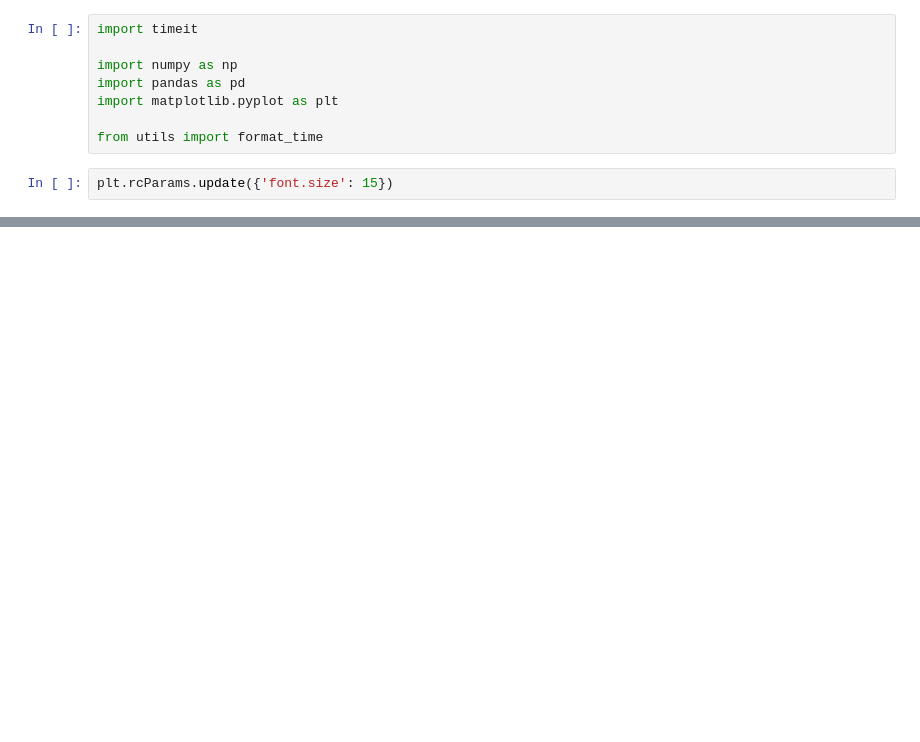
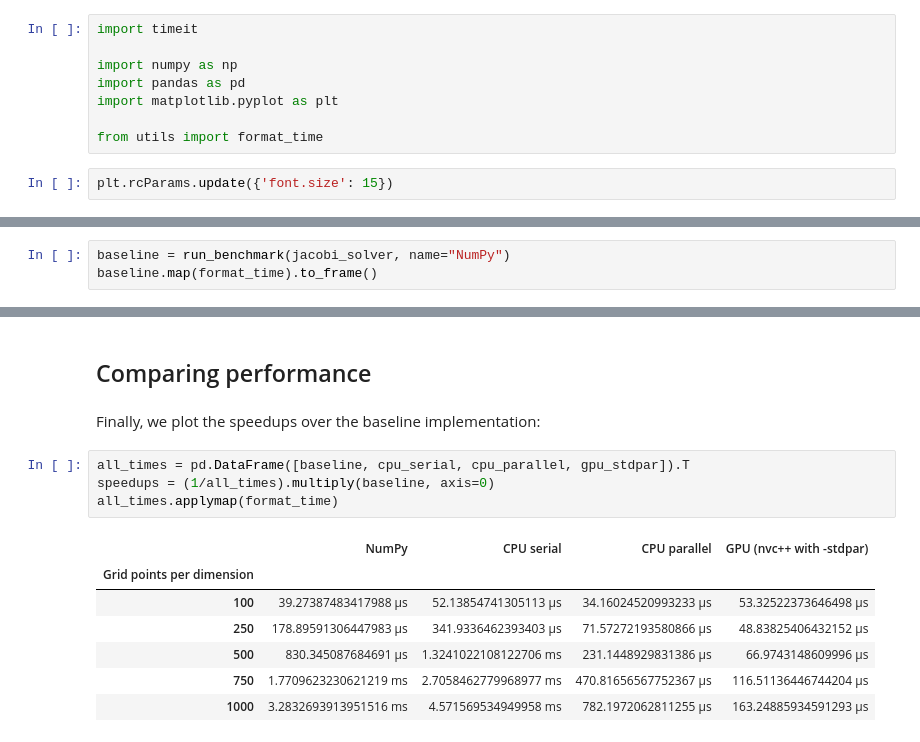
Before and after one commit to shwina/stdpar-cython, a Jupyter notebook: jacobi.ipynb, the cells around one changed output, grey strips where cells are left out. Saved outputs shown, nothing was run; the diff lists cells and outputs as text; blank space fills up the shorter version.

```diff
--- a/jacobi.ipynb
+++ b/jacobi.ipynb
@@ -398,0 +132,3 @@ fig.savefig("initial_and_final_temp.png")
+# %%
+baseline = run_benchmark(jacobi_solver, name="NumPy")
+baseline.map(format_time).to_frame()
@@ -398,0 +391,16 @@ fig.savefig("initial_and_final_temp.png")
+# %% [markdown]
+## Comparing performance
+# %% [markdown]
+Finally, we plot the speedups over the baseline implementation:
+# %%
+all_times = pd.DataFrame([baseline, cpu_serial, cpu_parallel, gpu_stdpar]).T
+speedups = (1/all_times).multiply(baseline, axis=0)
+all_times.applymap(format_time)
+# %% [output]
+|  | NumPy | CPU serial | CPU parallel | GPU (nvc++ with -stdpar) |
+| Grid points per dimension |  |  |  |  |
+| 100 | 39.27387483417988 µs | 52.13854741305113 µs | 34.16024520993233 µs | 53.32522373646498 µs |
+| 250 | 178.89591306447983 µs | 341.9336462393403 µs | 71.57272193580866 µs | 48.83825406432152 µs |
+| 500 | 830.345087684691 µs | 1.3241022108122706 ms | 231.1448929831386 µs | 66.9743148609996 µs |
+| 750 | 1.7709623230621219 ms | 2.7058462779968977 ms | 470.81656567752367 µs | 116.51136446744204 µs |
+| 1000 | 3.2832693913951516 ms | 4.571569534949958 ms | 782.1972062811255 µs | 163.24885934591293 µs |
```
Also changed, not shown: parts of 55 cells of this notebook, 2 other files.
